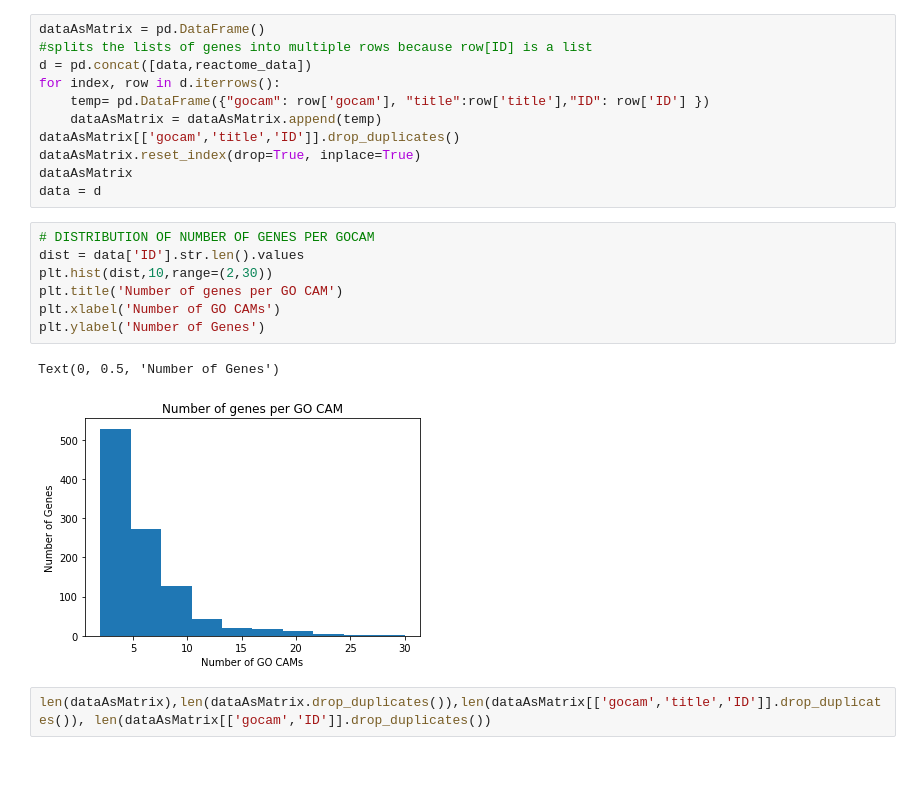
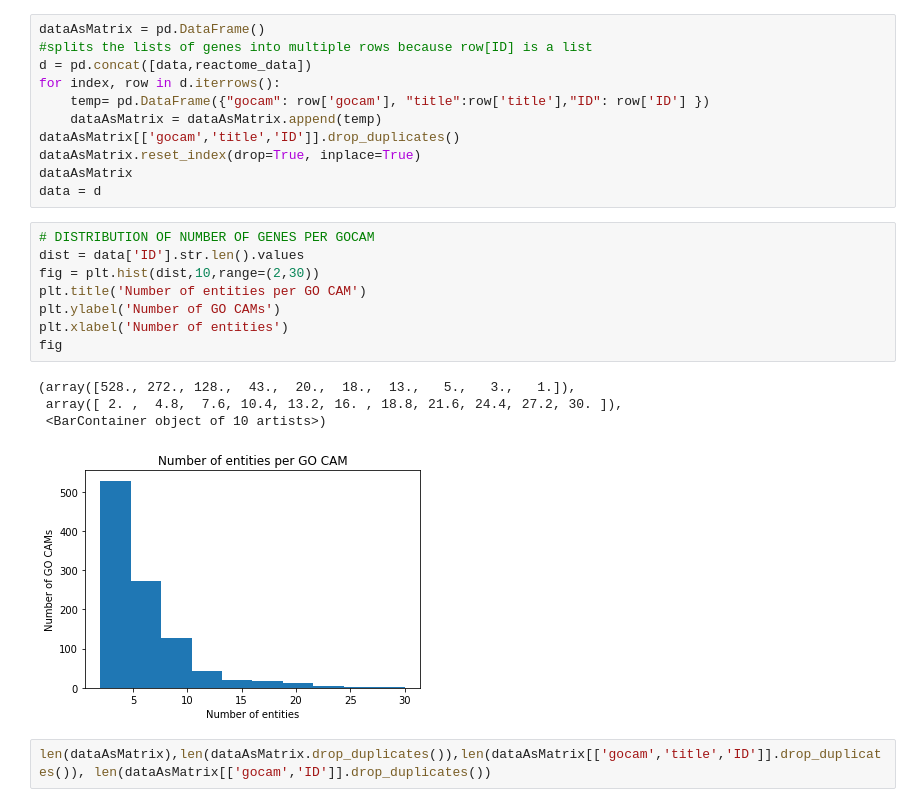
Before and after one commit to nmarkari/gocam_enrichment, a Jupyter notebook: Dev/GOCAM_production_and_reactome_data_analysis.ipynb, the cells around one changed output. Cells and saved outputs as stored; diff of their text form; blank space fills up the shorter version.

```diff
--- a/Dev/GOCAM_production_and_reactome_data_analysis.ipynb
+++ b/Dev/GOCAM_production_and_reactome_data_analysis.ipynb
@@ -46,13 +46,16 @@ data = d
 # %%
 # DISTRIBUTION OF NUMBER OF GENES PER GOCAM
 dist = data['ID'].str.len().values
-plt.hist(dist,10,range=(2,30))
-plt.title('Number of genes per GO CAM')
-plt.xlabel('Number of GO CAMs')
-plt.ylabel('Number of Genes')
+fig = plt.hist(dist,10,range=(2,30))
+plt.title('Number of entities per GO CAM')
+plt.ylabel('Number of GO CAMs')
+plt.xlabel('Number of entities')
+fig
 # %% [output]
-Text(0, 0.5, 'Number of Genes')
+(array([528., 272., 128.,  43.,  20.,  18.,  13.,   5.,   3.,   1.]),
+ array([ 2. ,  4.8,  7.6, 10.4, 13.2, 16. , 18.8, 21.6, 24.4, 27.2, 30. ]),
+ <BarContainer object of 10 artists>)
-[figure, old version]
+[figure, new version]
 # %%
 len(dataAsMatrix),len(dataAsMatrix.drop_duplicates()),len(dataAsMatrix[['gocam','title','ID']].drop_duplicates()), len(dataAsMatrix[['gocam','ID']].drop_duplicates())
 # %% [output]
```
Also changed, not shown: parts of 12 cells of this notebook, 24 other files.
